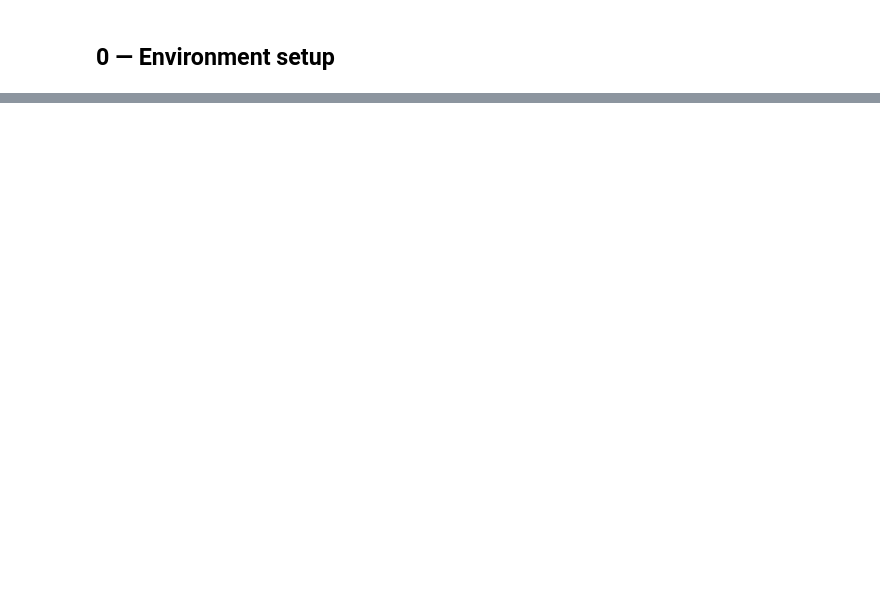
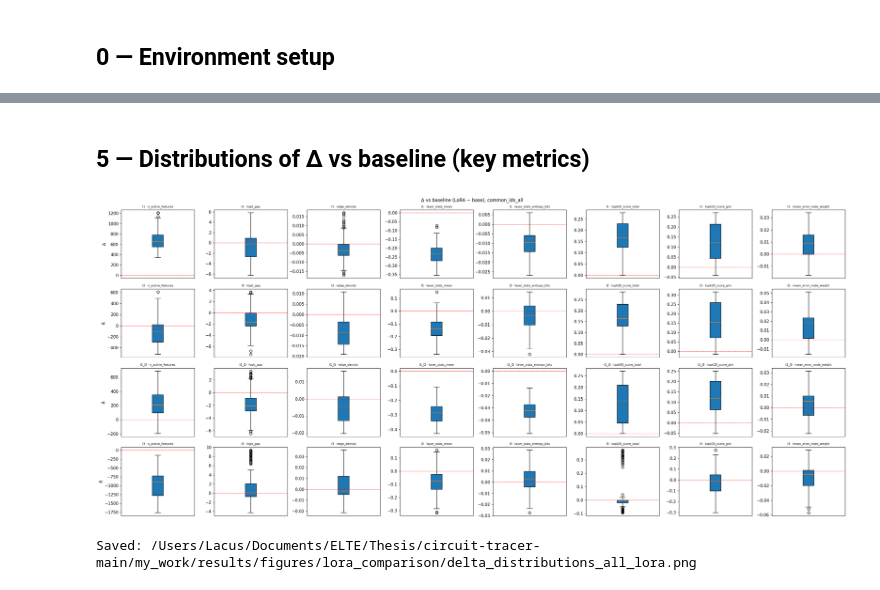
Before and after one commit to hollolaszlo88/thesis_circuit_breaker, a Jupyter notebook: my_work/notebooks/05_lora_comparison.ipynb, the cells around one changed output, grey strips where cells are left out. Cells and saved outputs as stored; diff of their text form; code cells hidden in the pictures; blank space fills up the shorter version.

```diff
--- a/my_work/notebooks/05_lora_comparison.ipynb
+++ b/my_work/notebooks/05_lora_comparison.ipynb
@@ -824,0 +595,10 @@ print("All outputs in:", FIGURES_DIR)
+# %%
+KEY_GROUP_METRICS = [m for m in KEY_METRICS if m in df_delta.columns]
+
+for lora_name in LORA_PHASES:
+    sub = df_delta[df_delta["phase"] == lora_name]
+    print(f"\n=== [{lora_name}] Mean Δ by (family, label) ===")
+    try:
+        print(sub.groupby(["family", "label"])[KEY_GROUP_METRICS].mean().to_string(float_format=lambda x: f"{x:+.4f}"))
+    except Exception as e:
+        print(f"  Error: {e}")
@@ -824,0 +623,31 @@ print("All outputs in:", FIGURES_DIR)
+# %% [markdown]
+## 5 — Distributions of Δ vs baseline (key metrics)
+# %%
+plot_metrics = [m for m in KEY_METRICS if m in df_delta.columns]
+if not plot_metrics:
+    print("No KEY_METRICS in df_delta.")
+else:
+    n_l = len(LORA_PHASES)
+    n_m = len(plot_metrics)
+    fig, axes = plt.subplots(n_l, n_m, figsize=(3.2 * n_m, 2.8 * n_l), squeeze=False)
+    for ri, lora_name in enumerate(LORA_PHASES):
+        sub = df_delta[df_delta["phase"] == lora_name]
+        for ci, dc in enumerate(plot_metrics):
+            ax = axes[ri][ci]
+            vals = sub[dc].dropna().values
+            if len(vals):
+                ax.boxplot(vals, vert=True, patch_artist=True)
+                ax.axhline(0, color="red", linestyle="--", linewidth=0.7)
+            ax.set_title(f"{lora_name} · {dc[2:]}", fontsize=7)
+            if ci == 0:
+                ax.set_ylabel("Δ")
+            ax.set_xticks([])
+    plt.suptitle("Δ vs baseline (LoRA − base), common_ids_all", fontsize=11)
+    plt.tight_layout()
+    p = FIGURES_DIR / "delta_distributions_all_lora.png"
+    plt.savefig(p, dpi=150, bbox_inches="tight")
+    plt.show()
+    print(f"Saved: {p}")
+# %% [output]
+[figure, added]
+Saved: /Users/Lacus/Documents/ELTE/Thesis/circuit-tracer-main/my_work/results/figures/lora_comparison/delta_distributions_all_lora.png
```
Also changed, not shown: parts of 46 cells of this notebook, 23 other files.
